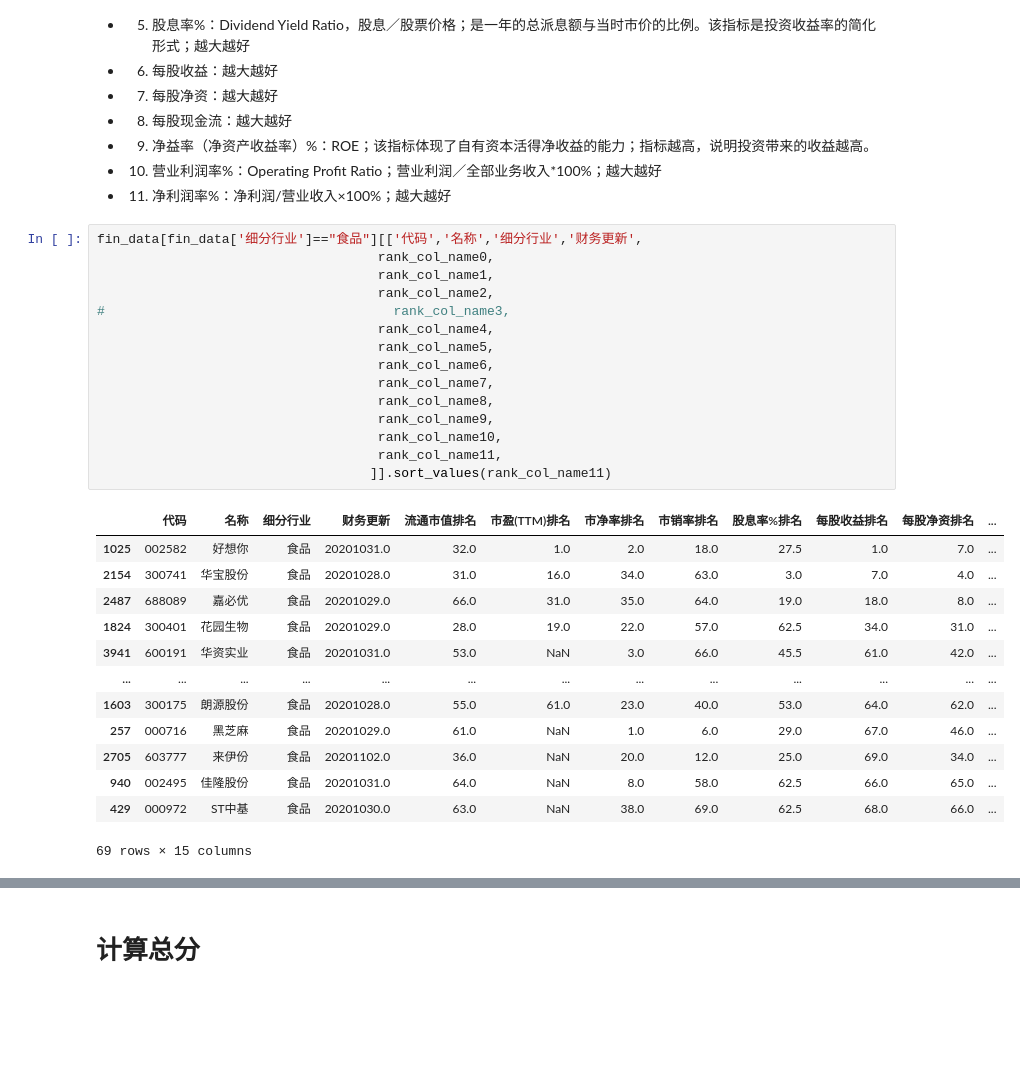
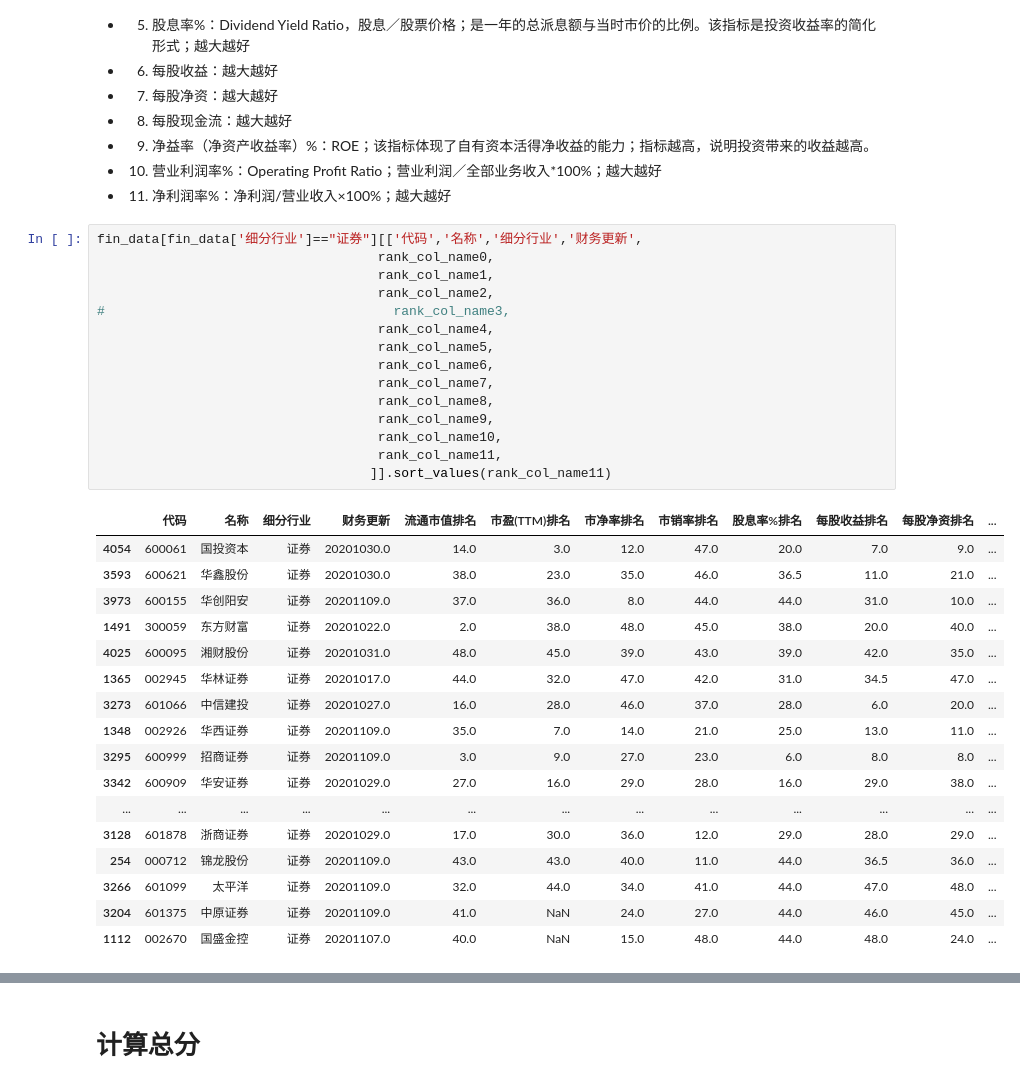
Before and after one commit to bradsun91/brad_public_workspace_mac, a Jupyter notebook: quant_research/quantamental/quantamental_picking_stocks.ipynb, the cells around one changed output, grey strips where cells are left out. Saved outputs shown, nothing was run; the diff lists cells and outputs as text; blank space fills up the shorter version.

```diff
--- a/quant_research/quantamental/quantamental_picking_stocks.ipynb
+++ b/quant_research/quantamental/quantamental_picking_stocks.ipynb
@@ -803,31 +813,35 @@ array(['银行', '全国地产', '互联网', '环境保护', '区域地产', '
 
 - 11. 净利润率%：净利润/营业收入×100%；越大越好
 # %%
-fin_data[fin_data['细分行业']=="食品"][['代码','名称','细分行业','财务更新',
+fin_data[fin_data['细分行业']=="证券"][['代码','名称','细分行业','财务更新',
                                     rank_col_name0,
                                     rank_col_name1,
                                     rank_col_name2,
 #                                     rank_col_name3,
                                     rank_col_name4,
                                     rank_col_name5,
                                     rank_col_name6,
                                     rank_col_name7,
                                     rank_col_name8,
                                     rank_col_name9,
                                     rank_col_name10,
                                     rank_col_name11,
                                    ]].sort_values(rank_col_name11)
 # %% [output]
 |  | 代码 | 名称 | 细分行业 | 财务更新 | 流通市值排名 | 市盈(TTM)排名 | 市净率排名 | 市销率排名 | 股息率%排名 | 每股收益排名 | 每股净资排名 | ... |
-| 1025 | 002582 | 好想你 | 食品 | 20201031.0 | 32.0 | 1.0 | 2.0 | 18.0 | 27.5 | 1.0 | 7.0 | ... |
-| 2154 | 300741 | 华宝股份 | 食品 | 20201028.0 | 31.0 | 16.0 | 34.0 | 63.0 | 3.0 | 7.0 | 4.0 | ... |
-| 2487 | 688089 | 嘉必优 | 食品 | 20201029.0 | 66.0 | 31.0 | 35.0 | 64.0 | 19.0 | 18.0 | 8.0 | ... |
-| 1824 | 300401 | 花园生物 | 食品 | 20201029.0 | 28.0 | 19.0 | 22.0 | 57.0 | 62.5 | 34.0 | 31.0 | ... |
-| 3941 | 600191 | 华资实业 | 食品 | 20201031.0 | 53.0 | NaN | 3.0 | 66.0 | 45.5 | 61.0 | 42.0 | ... |
+| 4054 | 600061 | 国投资本 | 证券 | 20201030.0 | 14.0 | 3.0 | 12.0 | 47.0 | 20.0 | 7.0 | 9.0 | ... |
+| 3593 | 600621 | 华鑫股份 | 证券 | 20201030.0 | 38.0 | 23.0 | 35.0 | 46.0 | 36.5 | 11.0 | 21.0 | ... |
+| 3973 | 600155 | 华创阳安 | 证券 | 20201109.0 | 37.0 | 36.0 | 8.0 | 44.0 | 44.0 | 31.0 | 10.0 | ... |
+| 1491 | 300059 | 东方财富 | 证券 | 20201022.0 | 2.0 | 38.0 | 48.0 | 45.0 | 38.0 | 20.0 | 40.0 | ... |
+| 4025 | 600095 | 湘财股份 | 证券 | 20201031.0 | 48.0 | 45.0 | 39.0 | 43.0 | 39.0 | 42.0 | 35.0 | ... |
+| 1365 | 002945 | 华林证券 | 证券 | 20201017.0 | 44.0 | 32.0 | 47.0 | 42.0 | 31.0 | 34.5 | 47.0 | ... |
+| 3273 | 601066 | 中信建投 | 证券 | 20201027.0 | 16.0 | 28.0 | 46.0 | 37.0 | 28.0 | 6.0 | 20.0 | ... |
+| 1348 | 002926 | 华西证券 | 证券 | 20201109.0 | 35.0 | 7.0 | 14.0 | 21.0 | 25.0 | 13.0 | 11.0 | ... |
+| 3295 | 600999 | 招商证券 | 证券 | 20201109.0 | 3.0 | 9.0 | 27.0 | 23.0 | 6.0 | 8.0 | 8.0 | ... |
+| 3342 | 600909 | 华安证券 | 证券 | 20201029.0 | 27.0 | 16.0 | 29.0 | 28.0 | 16.0 | 29.0 | 38.0 | ... |
 | ... | ... | ... | ... | ... | ... | ... | ... | ... | ... | ... | ... | ... |
-| 1603 | 300175 | 朗源股份 | 食品 | 20201028.0 | 55.0 | 61.0 | 23.0 | 40.0 | 53.0 | 64.0 | 62.0 | ... |
-| 257 | 000716 | 黑芝麻 | 食品 | 20201029.0 | 61.0 | NaN | 1.0 | 6.0 | 29.0 | 67.0 | 46.0 | ... |
-| 2705 | 603777 | 来伊份 | 食品 | 20201102.0 | 36.0 | NaN | 20.0 | 12.0 | 25.0 | 69.0 | 34.0 | ... |
-| 940 | 002495 | 佳隆股份 | 食品 | 20201031.0 | 64.0 | NaN | 8.0 | 58.0 | 62.5 | 66.0 | 65.0 | ... |
-| 429 | 000972 | ST中基 | 食品 | 20201030.0 | 63.0 | NaN | 38.0 | 69.0 | 62.5 | 68.0 | 66.0 | ... |
+| 3128 | 601878 | 浙商证券 | 证券 | 20201029.0 | 17.0 | 30.0 | 36.0 | 12.0 | 29.0 | 28.0 | 29.0 | ... |
+| 254 | 000712 | 锦龙股份 | 证券 | 20201109.0 | 43.0 | 43.0 | 40.0 | 11.0 | 44.0 | 36.5 | 36.0 | ... |
+| 3266 | 601099 | 太平洋 | 证券 | 20201109.0 | 32.0 | 44.0 | 34.0 | 41.0 | 44.0 | 47.0 | 48.0 | ... |
+| 3204 | 601375 | 中原证券 | 证券 | 20201109.0 | 41.0 | NaN | 24.0 | 27.0 | 44.0 | 46.0 | 45.0 | ... |
+| 1112 | 002670 | 国盛金控 | 证券 | 20201107.0 | 40.0 | NaN | 15.0 | 48.0 | 44.0 | 48.0 | 24.0 | ... |
-69 rows × 15 columns
```
Also changed, not shown: parts of 21 cells of this notebook, 4 other files.
